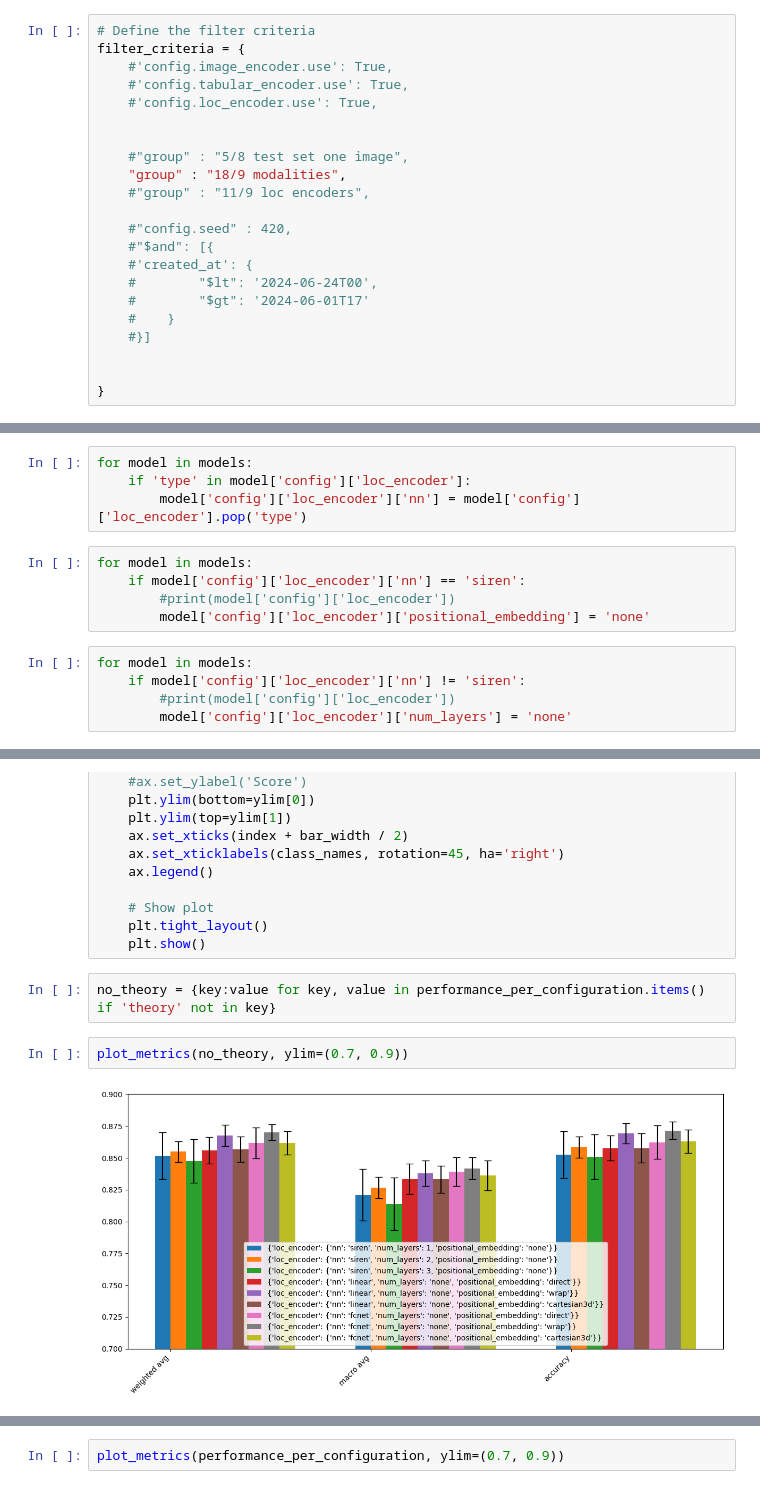
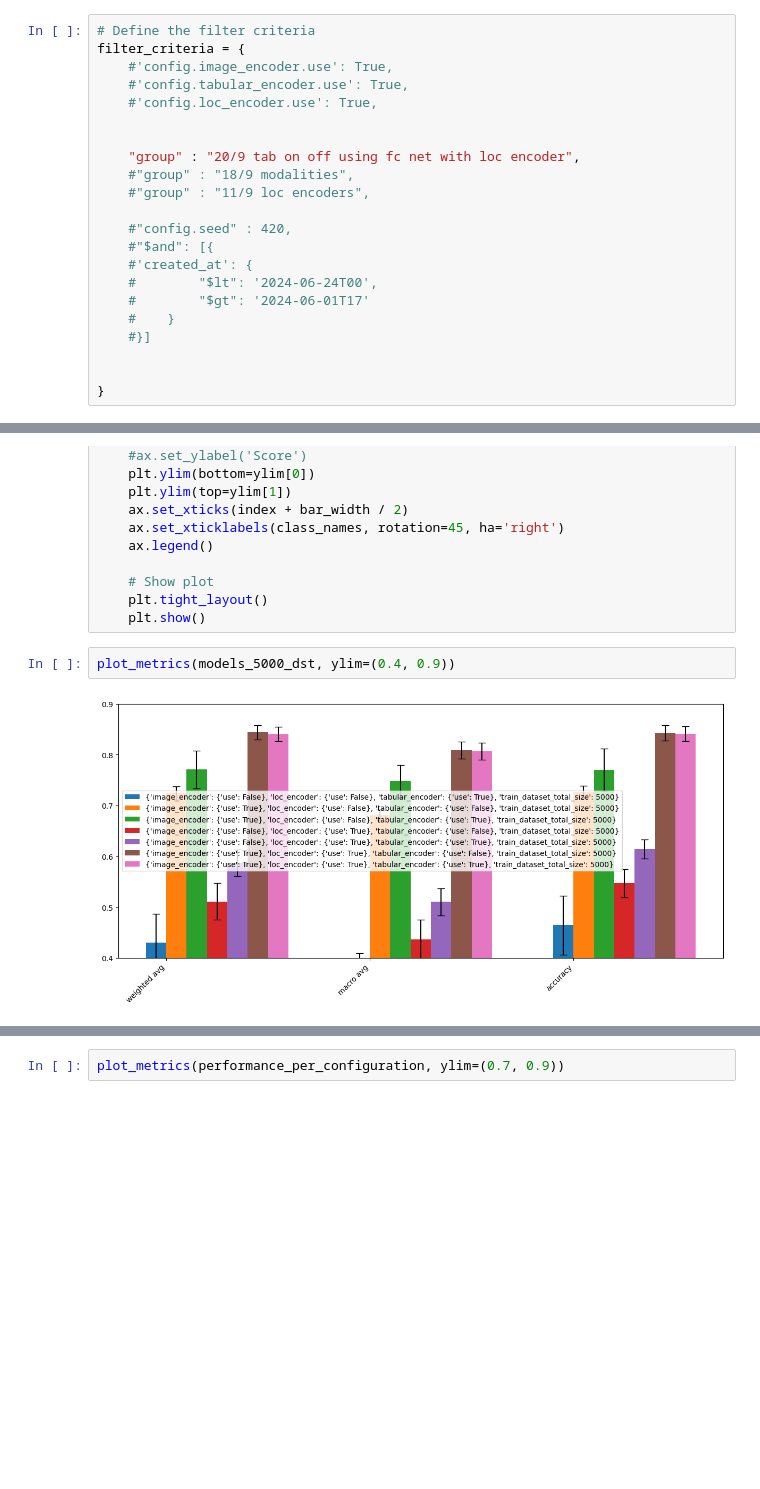
Before and after one commit to janpisl/location-encoding, a Jupyter notebook: notebooks/eval-modalities-20-9.ipynb, the cells around one changed output, grey strips where cells are left out. Drawn from its saved outputs; the diff is of its cells as text; blank space fills up the shorter version.

```diff
--- a/notebooks/eval-modalities-20-9.ipynb
+++ b/notebooks/eval-modalities-20-9.ipynb
@@ -48,8 +48,8 @@ filter_criteria = {
     #'config.loc_encoder.use': True,
 
 
-    #"group" : "5/8 test set one image",
-    "group" : "18/9 modalities",
+    "group" : "20/9 tab on off using fc net with loc encoder",
+    #"group" : "18/9 modalities",
     #"group" : "11/9 loc encoders",
 
     #"config.seed" : 420,
@@ -171,14 +171,0 @@ len(models__)
-# %%
-for model in models:
-    if 'type' in model['config']['loc_encoder']:
-        model['config']['loc_encoder']['nn'] = model['config']['loc_encoder'].pop('type')
-# %%
-for model in models:
-    if model['config']['loc_encoder']['nn'] == 'siren':
-        #print(model['config']['loc_encoder'])
-        model['config']['loc_encoder']['positional_embedding'] = 'none'
-# %%
-for model in models:
-    if model['config']['loc_encoder']['nn'] != 'siren':
-        #print(model['config']['loc_encoder'])
-        model['config']['loc_encoder']['num_layers'] = 'none'
@@ -358,9 +322,7 @@ def plot_metrics(metrics, metric='accuracy', ylim=(0.2, 1.2) ):
     # Show plot
     plt.tight_layout()
     plt.show()
-# %%
-no_theory = {key:value for key, value in performance_per_configuration.items() if 'theory' not in key}
 # %%
-plot_metrics(no_theory, ylim=(0.7, 0.9))
+plot_metrics(models_5000_dst, ylim=(0.4, 0.9))
 # %% [output]
-[figure, old version]
+[figure, new version]
```
Also changed, not shown: parts of 15 cells of this notebook, 7 other files.
